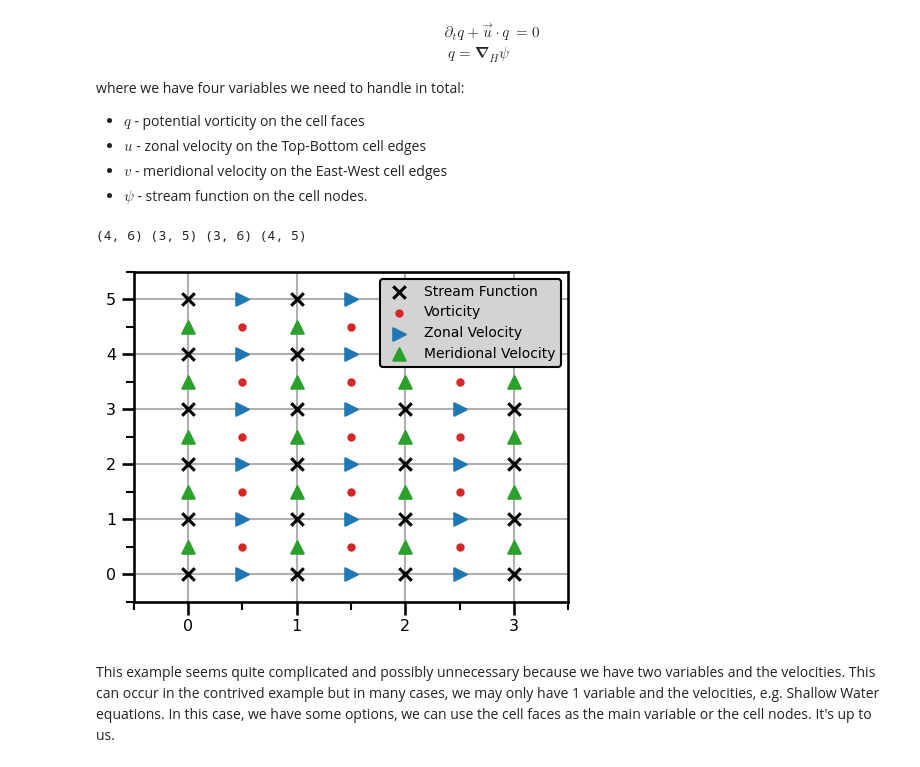
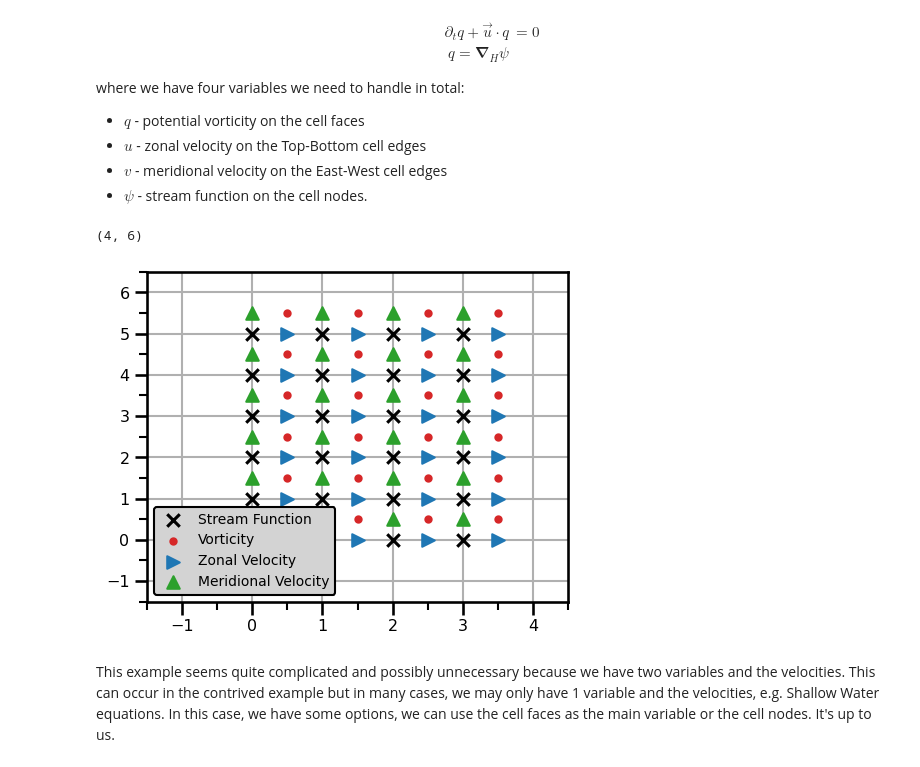
Before and after one commit to jejjohnson/jaxsw, a Jupyter notebook: jbook/content/geometry/staggering.ipynb, the cells around one changed output. Drawn from its saved outputs; the diff is of its cells as text; code cells hidden in the pictures.

```diff
--- a/jbook/content/geometry/staggering.ipynb
+++ b/jbook/content/geometry/staggering.ipynb
@@ -161,78 +181,97 @@ where we have four variables we need to handle in total:
 n_rows = 3
 n_cols = 5
 
-# cell corners
-psi_domain = Domain(xmin=(0, 0), xmax=(n_rows + 1, n_cols + 1), dx=(1, 1))
+# Stream Function Domain - Cell Corners
+psi_domain = Domain(xmin=(0, 0), xmax=(n_rows, n_cols), dx=(1, 1))
+psi_x = Field(psi_domain.grid[..., 0], psi_domain)
+psi_y = Field(psi_domain.grid[..., 1], psi_domain)
 
-# cell faces
-q_domain = Domain(xmin=(0.5, 0.5), xmax=(n_rows + 0.5, n_cols + 0.5), dx=(1, 1))
+# Q Domain - cell faces
+q_domain = Domain(
+    xmin=(0.0, 0.0), xmax=(n_rows, n_cols), dx=(1, 1), stagger=("right", "right")
+)
+q_x = Field(q_domain.grid[..., 0], q_domain)
+q_y = Field(q_domain.grid[..., 1], q_domain)
 
-# U Velocity
-u_domain = Domain(xmin=(0.5, 0), xmax=(n_rows + 0.5, n_cols + 1), dx=(1, 1))
+# U Velocity -
+u_domain = Domain(
+    xmin=(0, 0), xmax=(n_rows, n_cols), dx=(1, 1), stagger=("right", None)
+)
+u_x = Field(u_domain.grid[..., 0], u_domain)
+u_y = Field(u_domain.grid[..., 1], u_domain)
 
 # V Velocity
-v_domain = Domain(xmin=(0, 0.5), xmax=(n_rows + 1, n_cols + 0.5), dx=(1, 1))
+v_domain = Domain(
+    xmin=(0, 0), xmax=(n_rows, n_cols), dx=(1, 1), stagger=(None, "right")
+)
+v_x = Field(v_domain.grid[..., 0], v_domain)
+v_y = Field(v_domain.grid[..., 1], v_domain)
 
-print(psi_domain.size, q_domain.size, u_domain.size, v_domain.size)
 
-# extract the field values
-psi_field = psi_domain.grid
-q_field = q_domain.grid
-u_field = u_domain.grid
-v_field = v_domain.grid
+# # initialize the Q domain
+# q_domain = Domain(xmin=(0,), xmax=(ncols,), dx=(1,))
+# values = q_domain.grid
+# q = Field(values, q_domain)
+
+
+# # initialize the u-velocity domain
+# u_domain = Domain(xmin=(0,), xmax=(ncols,), dx=(1,), stagger=("right",))
+# values = u_domain.grid
+# u = Field(values, u_domain)
+psi_x.values.shape
 # %% [output]
-(4, 6) (3, 5) (3, 6) (4, 5)
+(4, 6)
 # %%
 fig, ax = plt.subplots(figsize=(5, 4))
 
 ax.scatter(
-    psi_domain.grid[..., 0].ravel(),
-    psi_domain.grid[..., 1].ravel(),
+    psi_x.values.ravel(),
+    psi_y.values.ravel(),
     marker="x",
     color="black",
     zorder=2,
     label="Stream Function",
 )
 ax.scatter(
-    q_domain.grid[..., 0].ravel(),
-    q_domain.grid[..., 1].ravel(),
+    q_x.values.ravel(),
+    q_y.values.ravel(),
     marker=".",
     color="tab:red",
     zorder=2,
     label="Vorticity",
 )
 ax.scatter(
-    u_domain.grid[..., 0].ravel(),
-    u_domain.grid[..., 1].ravel(),
+    u_x.values.ravel(),
+    u_y.values.ravel(),
     marker=">",
     color="tab:blue",
     zorder=2,
     label="Zonal Velocity",
 )
 ax.scatter(
-    v_domain.grid[..., 0].ravel(),
-    v_domain.grid[..., 1].ravel(),
+    v_x.values.ravel(),
+    v_y.values.ravel(),
     marker="^",
     color="tab:green",
     zorder=2,
     label="Meridional Velocity",
 )
 
 ax.xaxis.set_major_locator(MultipleLocator(1))
 ax.xaxis.set_minor_locator(MultipleLocator(0.5))
 ax.yaxis.set_major_locator(MultipleLocator(1))
 ax.yaxis.set_minor_locator(MultipleLocator(0.5))
 
-ax.set(xlim=[-0.5, n_rows + 0.5], ylim=[-0.5, n_cols + 0.5])
+ax.set(xlim=[-1.5, n_rows + 1.5], ylim=[-1.5, n_cols + 1.5])
 ax.grid(
     which="major",
     zorder=1,
 )
 plt.legend(fontsize=10, edgecolor="black", framealpha=1.0, facecolor="lightgray")
 plt.tight_layout()
 plt.show()
 # %% [output]
-[figure, old version]
+[figure, new version]
 # %% [markdown]
 This example seems quite complicated and possibly unnecessary because we have two variables and the velocities.
 This can occur in the contrived example but in many cases, we may only have 1 variable and the velocities, e.g. Shallow Water equations.
```
Also changed, not shown: parts of 26 cells of this notebook, 6 other files.
